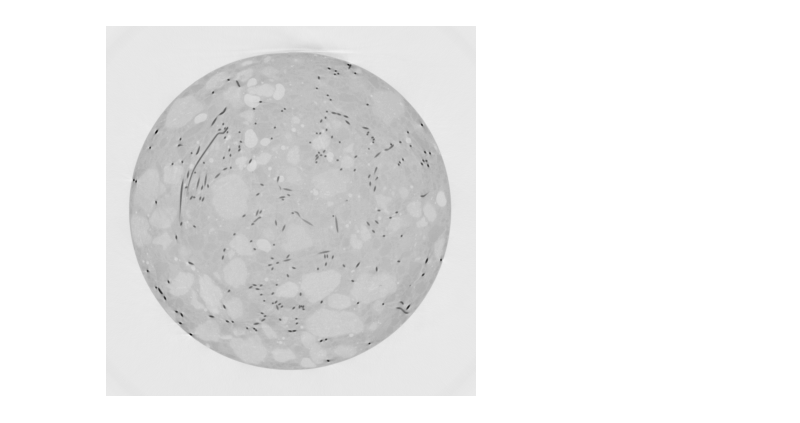
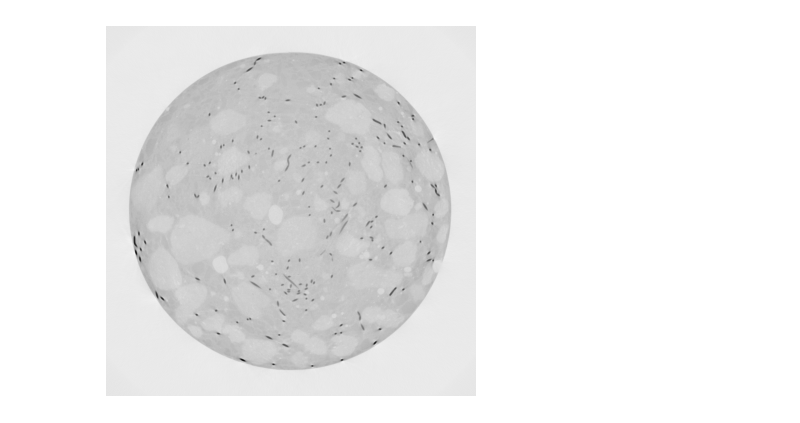
Before and after one commit to nickgiki/concrete_image_segmentation, a Jupyter notebook: concrete_ntua_read_files.ipynb, the cells around one changed output. Saved outputs shown, nothing was run; the diff lists cells and outputs as text; code cells hidden in the pictures.

```diff
--- a/concrete_ntua_read_files.ipynb
+++ b/concrete_ntua_read_files.ipynb
@@ -36,7 +36,7 @@ def plot_slice(im_array, i):
 img_arr = read_raw(FILE_PATH)
 # %%
 #plot any image
-plot_slice(img_arr,15)
+plot_slice(img_arr,100)
 # %% [output]
-[figure, old version]
+[figure, new version]
 # %%
```
Also changed, not shown: parts of 2 cells of this notebook.
